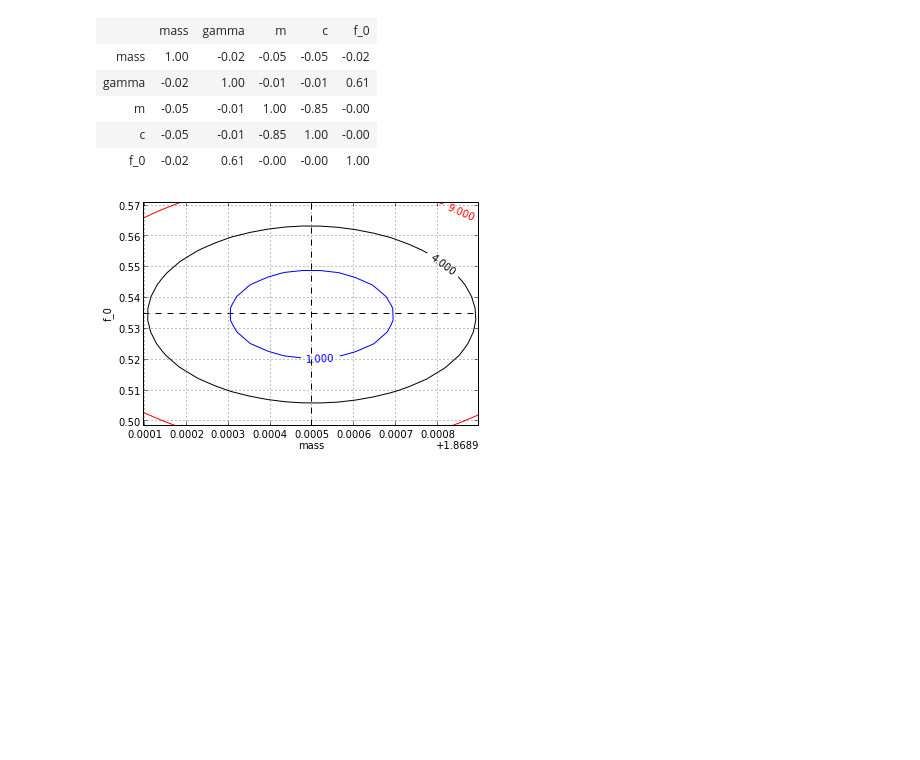
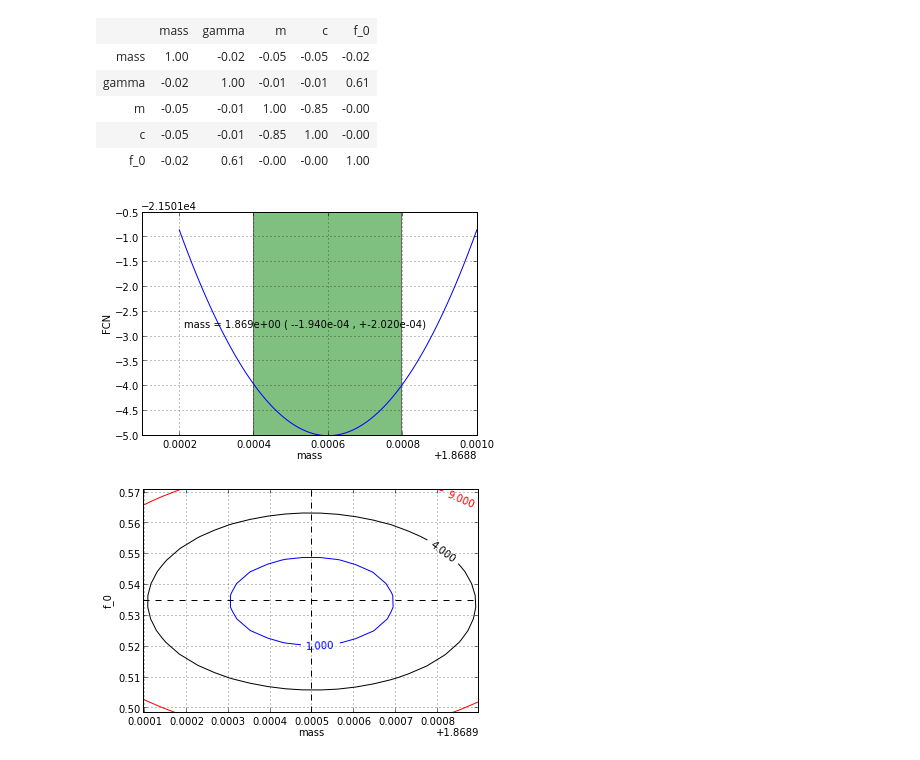
Before and after one commit to piti118/babar_python_tutorial, a Jupyter notebook: notebooks/04_Fitting.ipynb, the cells around one changed output. Drawn from its saved outputs; the diff is of its cells as text; code cells hidden in the pictures; blank space fills up the shorter version.

Commit message:
show draw_profile

```diff
--- a/notebooks/04_Fitting.ipynb
+++ b/notebooks/04_Fitting.ipynb
@@ -499,6 +499,10 @@ m.print_matrix()
 | m | -0.05 | -0.01 | 1.00 | -0.85 | -0.00 |
 | c | -0.05 | -0.01 | -0.85 | 1.00 | -0.00 |
 | f_0 | -0.02 | 0.61 | -0.00 | -0.00 | 1.00 |
+# %%
+m.draw_profile('mass');#not exactly minos profile just a simple scan
+# %% [output]
+[figure, added]
 # %%
 m.draw_contour('mass','f_0', show_sigma=False);
 #not exactly minos contour though just a 2d scan
```
Also changed, not shown: parts of 1 cell of this notebook, 1 other file.
